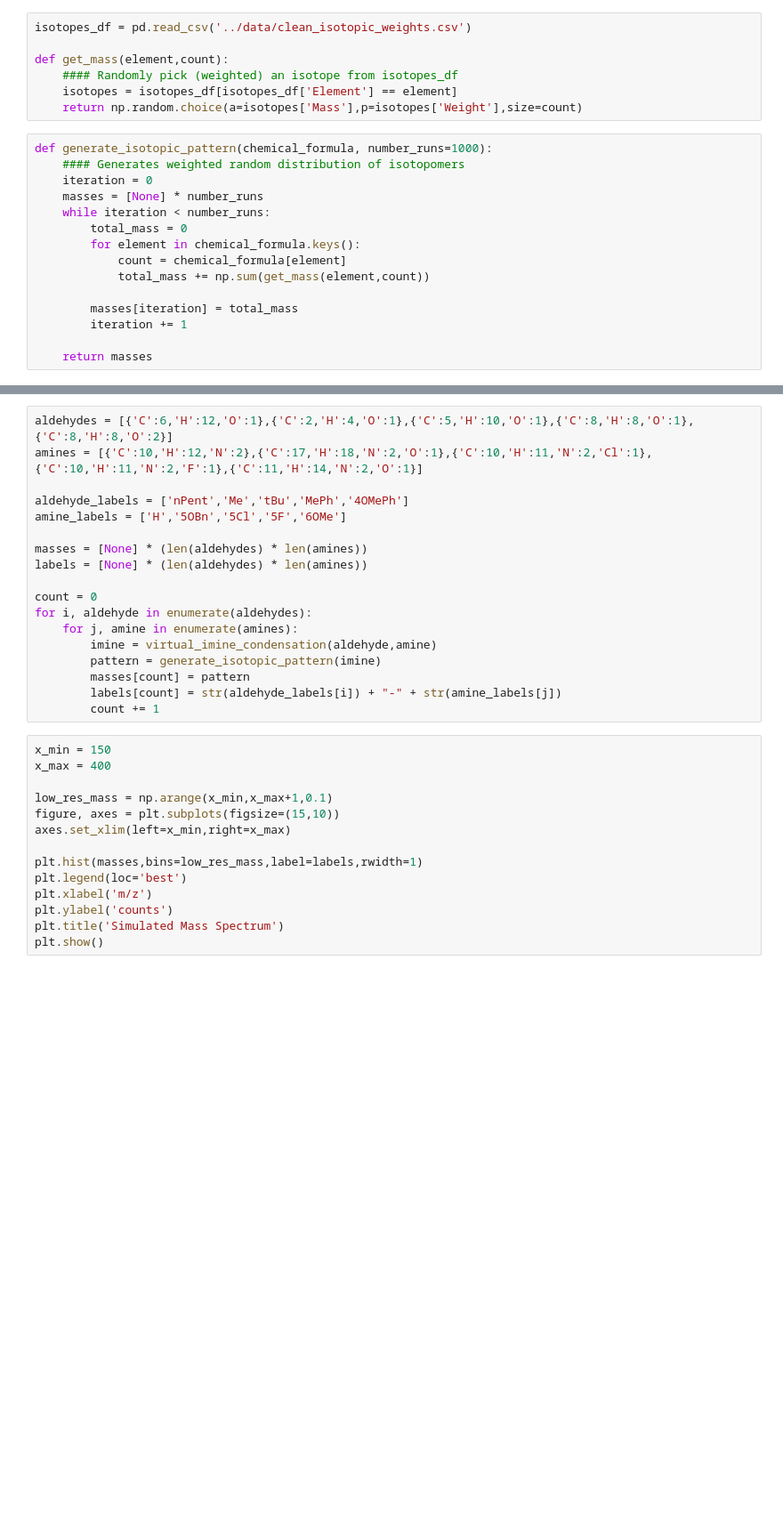
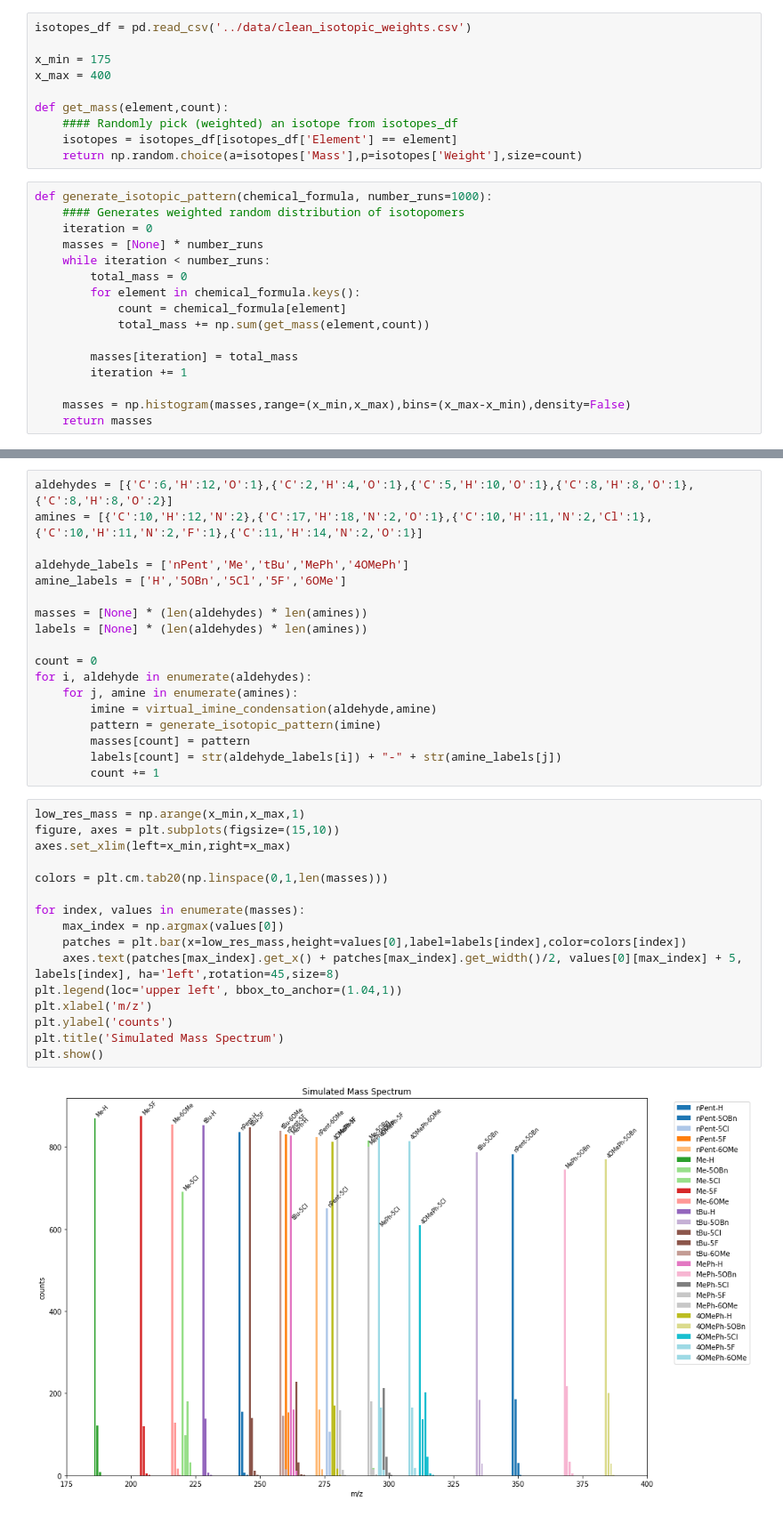
Before and after one commit to corinwagen/PyIsotopeCalculator, a Jupyter notebook: scripts/generate_isotopic_pattern.ipynb, the cells around one changed output, grey strips where cells are left out. Shown at 89% size. Saved outputs shown, nothing was run; the diff lists cells and outputs as text; blank space fills up the shorter version.

Commit message:
sped up the graph by using np.histogram, made it look better

```diff
--- a/scripts/generate_isotopic_pattern.ipynb
+++ b/scripts/generate_isotopic_pattern.ipynb
@@ -5,6 +5,9 @@ import matplotlib.pyplot as plt
 %matplotlib inline
 # %%
 isotopes_df = pd.read_csv('../data/clean_isotopic_weights.csv')
+
+x_min = 175
+x_max = 400
 
 def get_mass(element,count):
     #### Randomly pick (weighted) an isotope from isotopes_df
@@ -24,6 +27,7 @@ def generate_isotopic_pattern(chemical_formula, number_runs=1000):
         masses[iteration] = total_mass
         iteration += 1
 
+    masses = np.histogram(masses,range=(x_min,x_max),bins=(x_max-x_min),density=False)
     return masses
 # %%
 def virtual_imine_condensation(aldehyde, amine):
@@ -65,16 +69,20 @@ for i, aldehyde in enumerate(aldehydes):
         labels[count] = str(aldehyde_labels[i]) + "-" + str(amine_labels[j])
         count += 1
 # %%
-x_min = 150
-x_max = 400
-
-low_res_mass = np.arange(x_min,x_max+1,0.1)
+low_res_mass = np.arange(x_min,x_max,1)
 figure, axes = plt.subplots(figsize=(15,10))
 axes.set_xlim(left=x_min,right=x_max)
 
-plt.hist(masses,bins=low_res_mass,label=labels,rwidth=1)
-plt.legend(loc='best')
+colors = plt.cm.tab20(np.linspace(0,1,len(masses)))
+
+for index, values in enumerate(masses):
+    max_index = np.argmax(values[0])
+    patches = plt.bar(x=low_res_mass,height=values[0],label=labels[index],color=colors[index])
+    axes.text(patches[max_index].get_x() + patches[max_index].get_width()/2, values[0][max_index] + 5, labels[index], ha='left',rotation=45,size=8)
+plt.legend(loc='upper left', bbox_to_anchor=(1.04,1))
 plt.xlabel('m/z')
 plt.ylabel('counts')
 plt.title('Simulated Mass Spectrum')
 plt.show()
+# %% [output]
+[figure, added]
```
Also changed, not shown: 1 other file.
